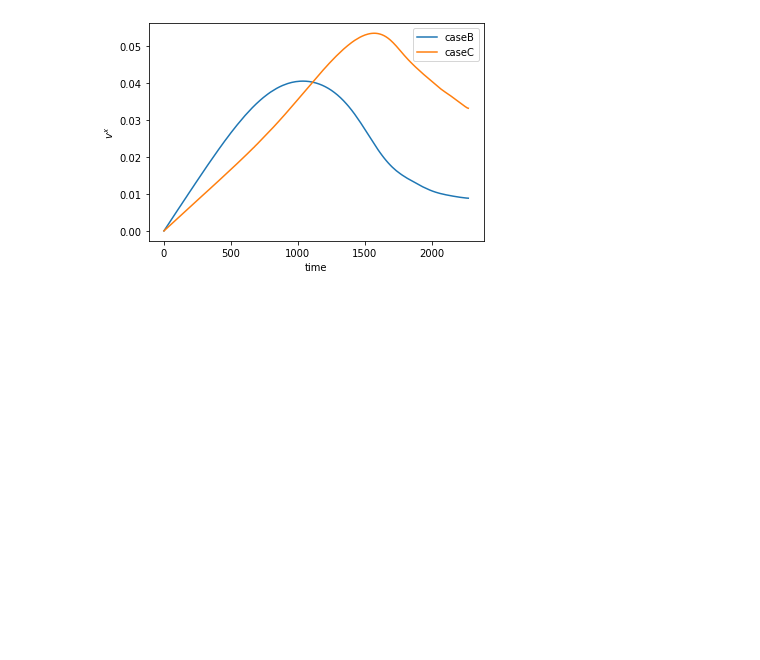
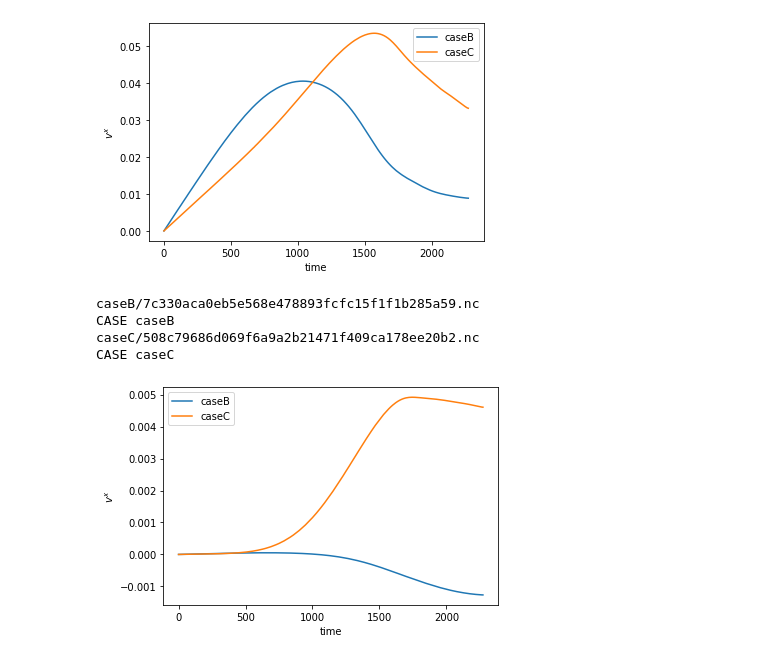
Before and after one commit to mwiesenberger/impurities, a Jupyter notebook: data-analysis.ipynb, the cells around one changed output. Drawn from its saved outputs; the diff is of its cells as text; code cells hidden in the pictures; blank space fills up the shorter version.

```diff
--- a/data-analysis.ipynb
+++ b/data-analysis.ipynb
@@ -355,3 +383,32 @@ CASE caseB
 caseC/508c79686d069f6a9a2b21471f409ca178ee20b2.nc
 CASE caseC
 [figure]
+# %%
+for file in ['caseB', 'caseC']:
+    m_case = simplesim.Manager( directory = file, filetype = 'nc')
+    # muj = 5, aj = 0.1
+    for item in m_case.table():
+        if item['species'][2]['mu'] == 5 and item['species'][2]['a'] == 0.1 :
+            outfile = m_case.outfile( item)
+            print( outfile)
+    print( 'CASE', file)
+    ncin = Dataset( outfile, 'r', format="NETCDF4")
+    diag_time = ncin["diag_time"][:]
+    com_i = ncin["X_i"][:]
+    com_j = ncin["X_j"][:]
+    mass_i = ncin['M1d_i'][:] - 500**2
+    mass_j = ncin['M1d_j'][:] - 500**2
+    com = (1*mass_i*com_i + 5*mass_j*com_j)/(1*mass_i + 5 * mass_j)
+    vel = common.centered_derivative( diag_time, com)
+    vel[0] = 0
+    plt.plot( diag_time, vel, label = file )
+plt.xlabel( 'time')
+plt.ylabel( r'$v^x$')
+plt.legend()
+plt.show()
+# %% [output]
+caseB/7c330aca0eb5e568e478893fcfc15f1f1b285a59.nc
+CASE caseB
+caseC/508c79686d069f6a9a2b21471f409ca178ee20b2.nc
+CASE caseC
+[figure, added]
```
Also changed, not shown: parts of 2 cells of this notebook.
